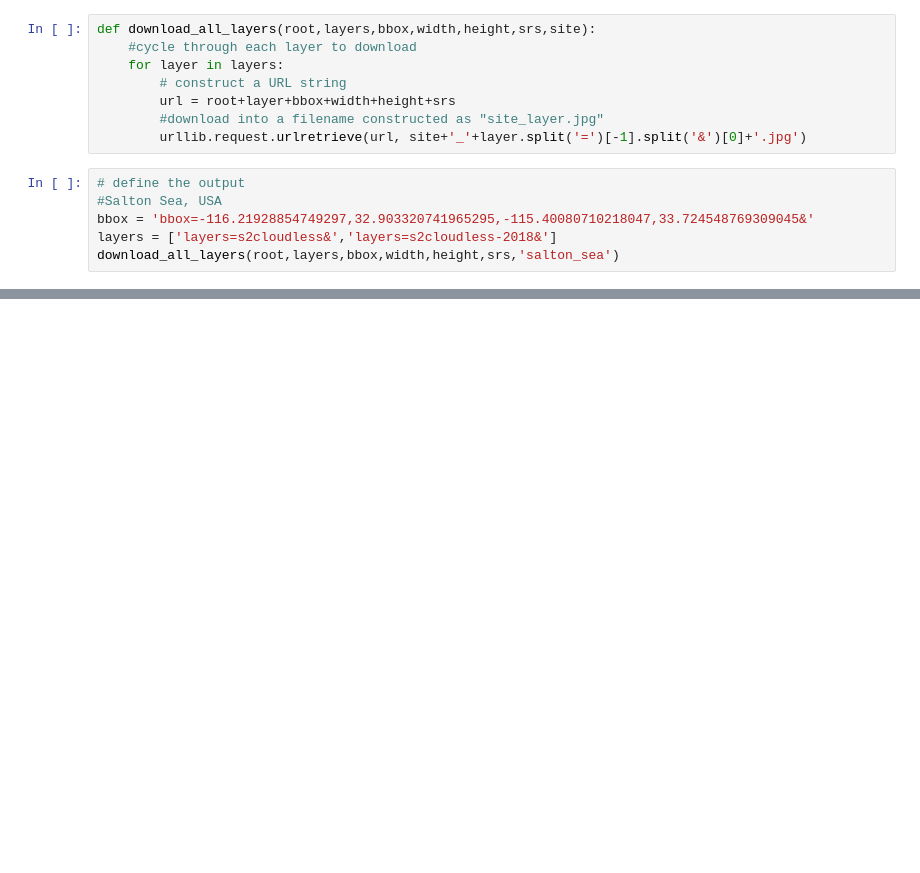
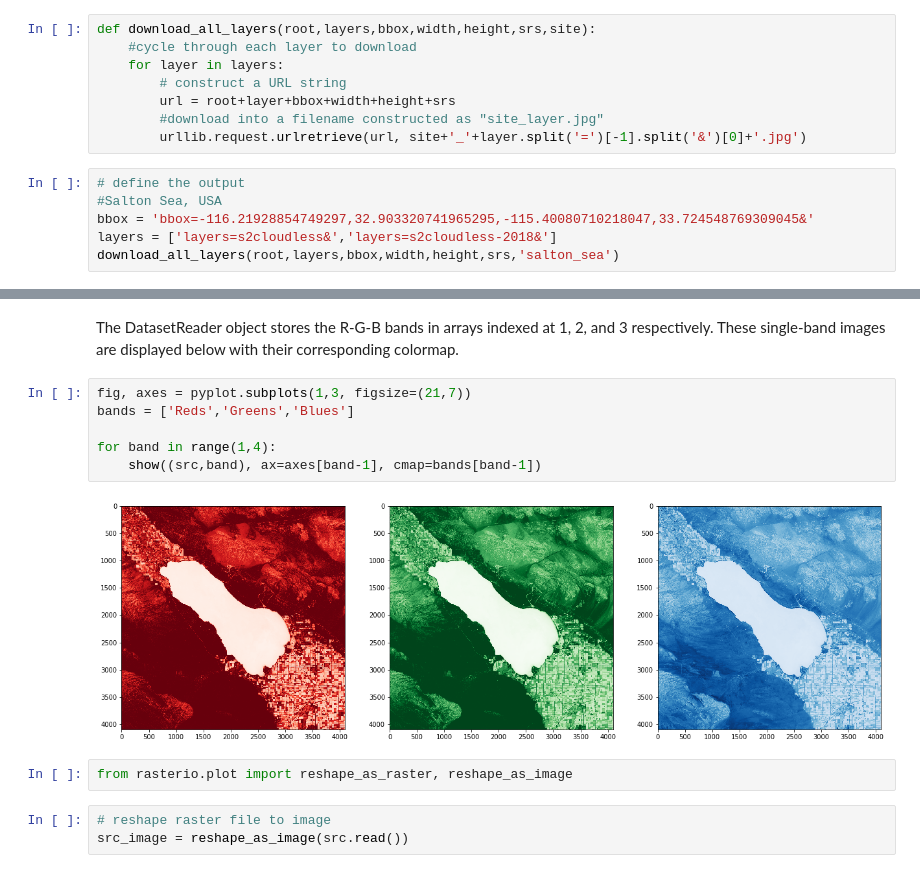
Before and after one commit to dsmoot/LP_satellite_imagery, a Jupyter notebook: 1_Getting_Started.ipynb, the cells around one changed output, grey strips where cells are left out. Drawn from its saved outputs; the diff is of its cells as text; blank space fills up the shorter version.

```diff
--- a/1_Getting_Started.ipynb
+++ b/1_Getting_Started.ipynb
@@ -82,0 +117,15 @@ download_all_layers(root,layers,bbox,width,height,srs,'salton_sea')
+# %% [markdown]
+The DatasetReader object stores the R-G-B bands in arrays indexed at 1, 2, and 3 respectively. These single-band images are displayed below with their corresponding colormap.
+# %%
+fig, axes = pyplot.subplots(1,3, figsize=(21,7))
+bands = ['Reds','Greens','Blues']
+
+for band in range(1,4):
+    show((src,band), ax=axes[band-1], cmap=bands[band-1])
+# %% [output]
+[figure, added]
+# %%
+from rasterio.plot import reshape_as_raster, reshape_as_image
+# %%
+# reshape raster file to image
+src_image = reshape_as_image(src.read())
```
Also changed, not shown: parts of 17 cells of this notebook.
